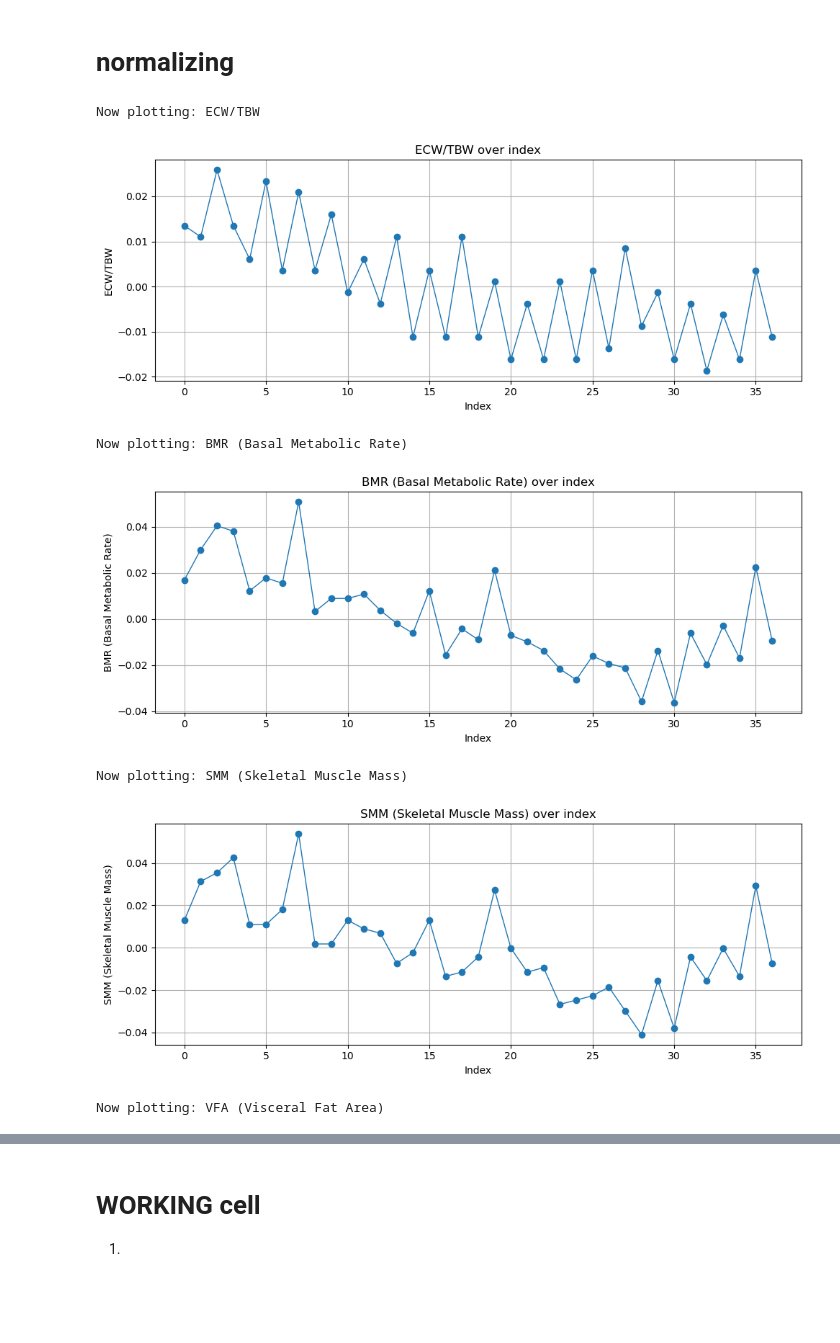
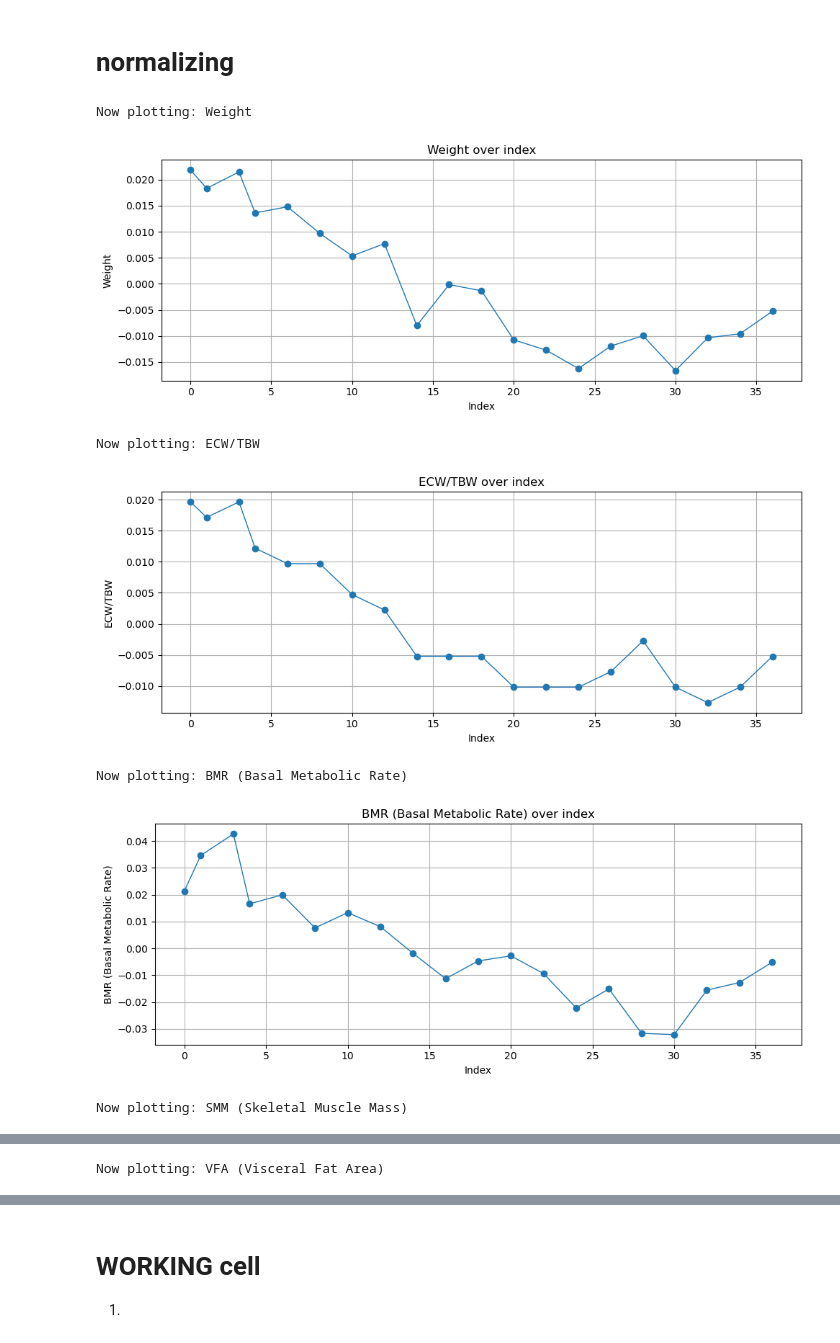
Before and after one commit to 1ratlabs/JL_2, a Jupyter notebook: col_wise_import.ipynb, the cells around one changed output, grey strips where cells are left out. Saved outputs shown, nothing was run; the diff lists cells and outputs as text; code cells hidden in the pictures; blank space fills up the shorter version.

Commit message:
added weight and mrn filtering

```diff
--- a/col_wise_import.ipynb
+++ b/col_wise_import.ipynb
@@ -705,6 +860,10 @@ df_mf_ib77_nn_s[["timestamp",'ib_id']+plt_lst]
 | 34 | 2025-12-29 08:17:57 | mrn | 0.398 | 2086 | 96.8 | 173.3 |
 | 35 | 2025-12-30 00:16:16 | eve | 0.406 | 2170 | 101.0 | 160.4 |
 | 36 | 2025-12-30 08:32:21 | mrn | 0.400 | 2102 | 97.4 | 171.1 |
+# %%
+# This filters out only the morning values of chosen data Col
+df_mf_ib77_nn_s_mrn = filter_by_value(df_mf_ib77_nn_s, 'ib_id', "mrn")
+# verify df_mf_ib77_nn_s_mrn
 # %%
 write_df_to_pickle(df_mf_ib77_nn_s, "df_mf_ib77_nn_s.pkl")
 print("df_mf_ib77_nn_s written to pickle")
@@ -713,8 +872,8 @@ df_mf_ib77_nn_s written to pickle
 # %% [markdown]
 # normalizing
 # %%
-#
-df_mf_ib77_nn_s_n0 = df_mf_ib77_nn_s.copy()
+# df_mf_ib77_nn_s_n0 = df_mf_ib77_nn_s.copy()
+df_mf_ib77_nn_s_mrn_n0 = df_mf_ib77_nn_s_mrn.copy()
 # %%
 # plt_col = "ECW/TBW"
 # %%
@@ -722,17 +881,17 @@ df_mf_ib77_nn_s_n0 = df_mf_ib77_nn_s.copy()
 # %%
 # plot_column(df_mf_ib77_nn_s_n0, plt_col)
 # %%
-plt_lst = ["ECW/TBW", 'BMR (Basal Metabolic Rate)',"SMM (Skeletal Muscle Mass)",'VFA (Visceral Fat Area)']
+plt_lst = ['Weight',"ECW/TBW", 'BMR (Basal Metabolic Rate)',"SMM (Skeletal Muscle Mass)",'VFA (Visceral Fat Area)']
 # %%
 for plt_col in plt_lst:
     print("Now plotting:", plt_col)
-    df_mf_ib77_nn_s_n0[plt_col]  =   scale_mean_to_one(df_mf_ib77_nn_s[plt_col])-1
-    plot_column(df_mf_ib77_nn_s_n0, plt_col)
+    df_mf_ib77_nn_s_mrn_n0[plt_col]  =   scale_mean_to_one(df_mf_ib77_nn_s_mrn[plt_col])-1
+    plot_column(df_mf_ib77_nn_s_mrn_n0, plt_col)
 # %% [output]
-Now plotting: ECW/TBW
+Now plotting: Weight
-[figure, old version]
+[figure, new version]
-Now plotting: BMR (Basal Metabolic Rate)
+Now plotting: ECW/TBW
-[figure, old version]
+[figure, new version]
-Now plotting: SMM (Skeletal Muscle Mass)
+Now plotting: BMR (Basal Metabolic Rate)
-[figure, old version]
+[figure, new version]
-Now plotting: VFA (Visceral Fat Area)
+Now plotting: SMM (Skeletal Muscle Mass)
@@ -739,0 +899 @@ Now plotting: VFA (Visceral Fat Area)
+Now plotting: VFA (Visceral Fat Area)
```
Also changed, not shown: parts of 4 cells of this notebook.
